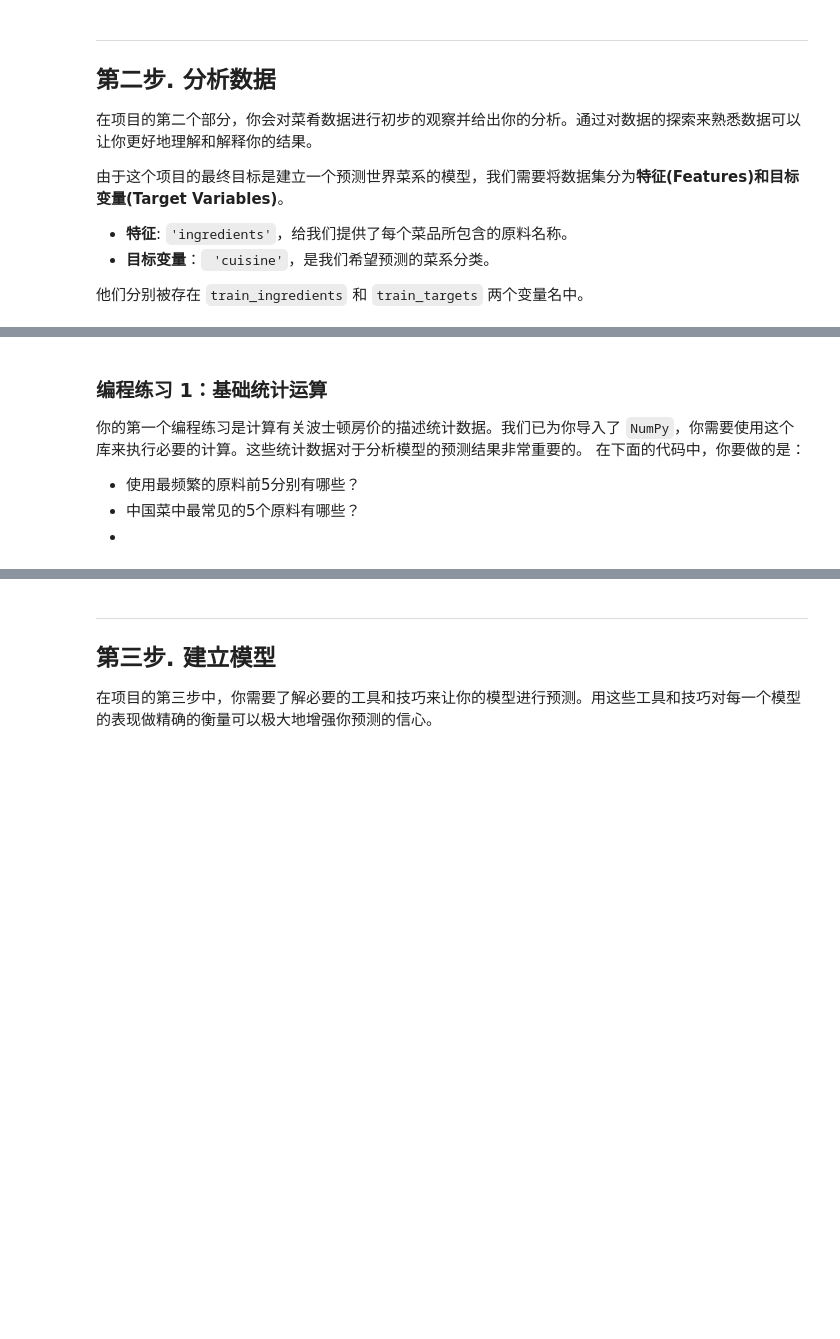
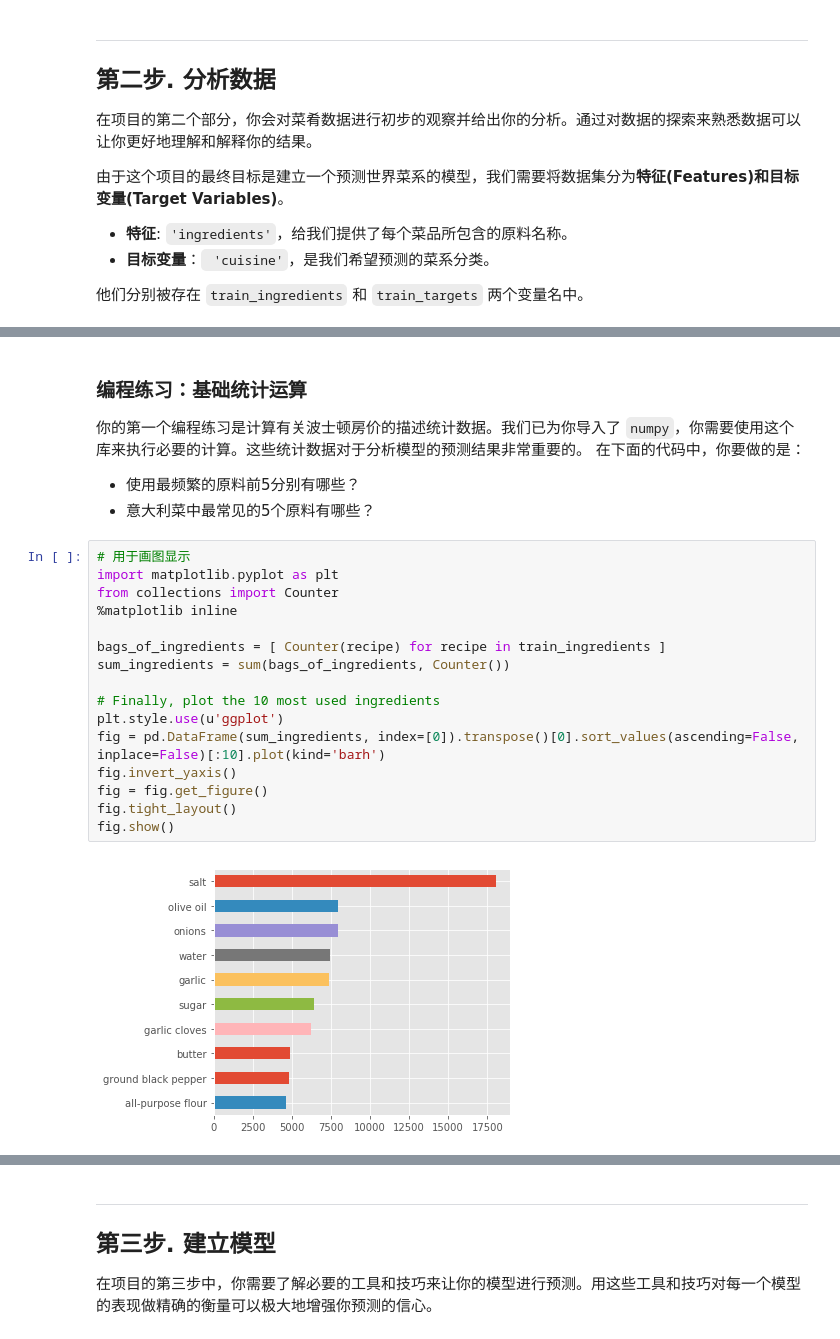
Before and after one commit to udacity/MLND-cn-trial, a Jupyter notebook: PredictYourCuisine.ipynb, the cells around one changed output, grey strips where cells are left out. Saved outputs shown, nothing was run; the diff lists cells and outputs as text; blank space fills up the shorter version.

Commit message:
update partial content
add images case, add optional part, add chinese discriptions.

```diff
--- a/PredictYourCuisine.ipynb
+++ b/PredictYourCuisine.ipynb
@@ -85,9 +99,26 @@ train_ingredients.head()
 4    [black pepper, shallots, cornflour, cayenne pepper, onions, garlic paste, milk, butter, salt, lemon juice, water, ch...
 Name: ingredients, dtype: object
 # %% [markdown]
-### 编程练习 1：基础统计运算
-你的第一个编程练习是计算有关波士顿房价的描述统计数据。我们已为你导入了 ` NumPy `，你需要使用这个库来执行必要的计算。这些统计数据对于分析模型的预测结果非常重要的。
+### 编程练习：基础统计运算
+你的第一个编程练习是计算有关波士顿房价的描述统计数据。我们已为你导入了 `numpy`，你需要使用这个库来执行必要的计算。这些统计数据对于分析模型的预测结果非常重要的。
 在下面的代码中，你要做的是：
 - 使用最频繁的原料前5分别有哪些？
-- 中国菜中最常见的5个原料有哪些？
--
+- 意大利菜中最常见的5个原料有哪些？
+# %%
+# 用于画图显示
+import matplotlib.pyplot as plt
+from collections import Counter
+%matplotlib inline
+
+bags_of_ingredients = [ Counter(recipe) for recipe in train_ingredients ]
+sum_ingredients = sum(bags_of_ingredients, Counter())
+
+# Finally, plot the 10 most used ingredients
+plt.style.use(u'ggplot')
+fig = pd.DataFrame(sum_ingredients, index=[0]).transpose()[0].sort_values(ascending=False, inplace=False)[:10].plot(kind='barh')
+fig.invert_yaxis()
+fig = fig.get_figure()
+fig.tight_layout()
+fig.show()
+# %% [output]
+[figure, added]
```
Also changed, not shown: parts of 15 cells of this notebook.
